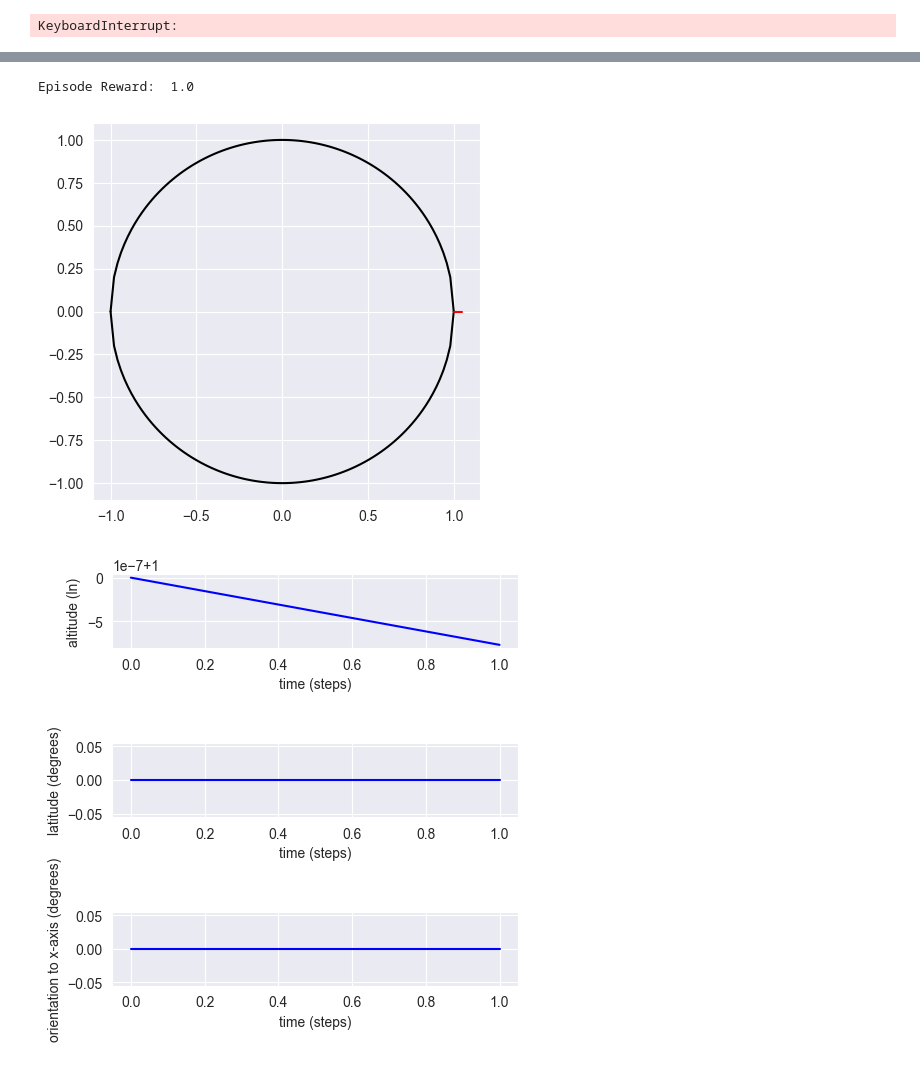
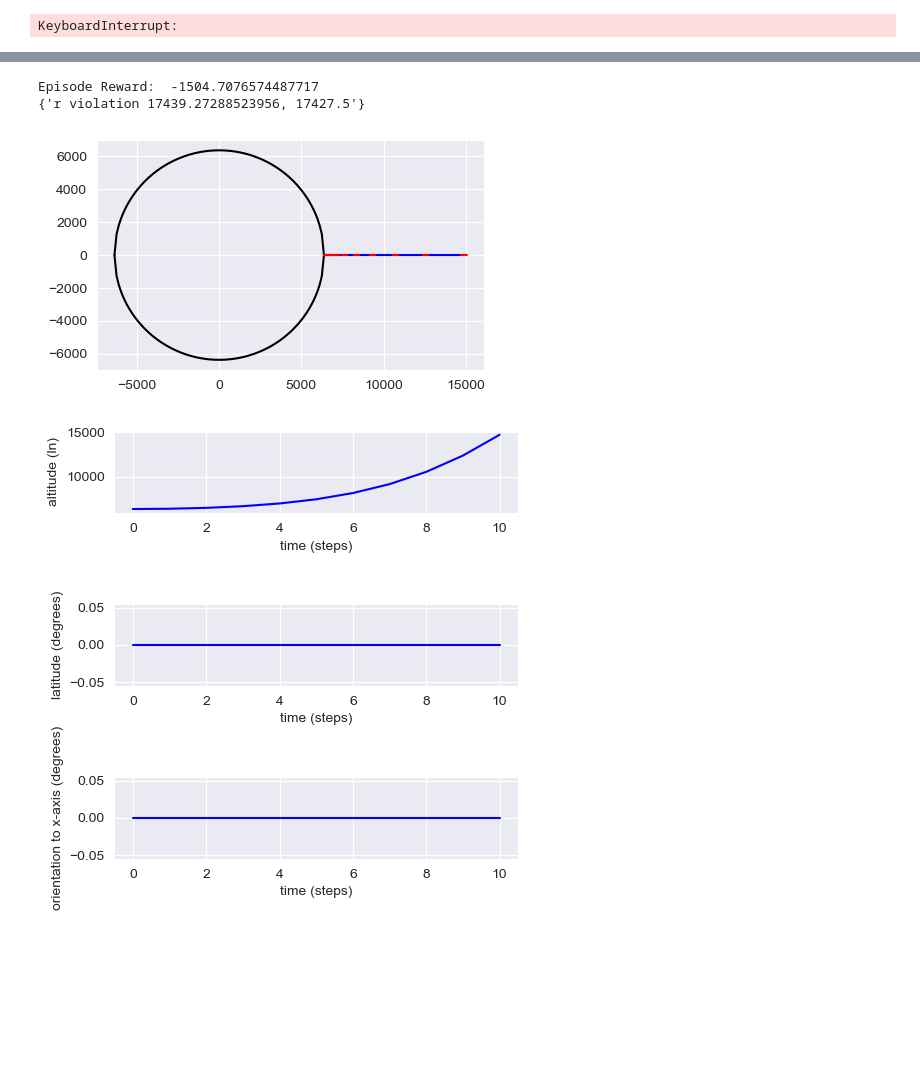
Before and after one commit to BVPhD/RL_scratch, a Jupyter notebook: Getting_to_Orbit_Discrete.ipynb, the cells around one changed output, grey strips where cells are left out. Saved outputs shown, nothing was run; the diff lists cells and outputs as text; code cells hidden in the pictures; blank space fills up the shorter version.

```diff
--- a/Getting_to_Orbit_Discrete.ipynb
+++ b/Getting_to_Orbit_Discrete.ipynb
@@ -405,0 +419,6 @@ Policy Parameters
+# %%
+env = OrbitalDynamicsEnv(dt_s = 1.0, ln_m = 1000.0, target_r = 1000.0, thrust_gs= 1.1, record_history=False)
+
+test_env = OrbitalDynamicsEnv(dt_s = 1.0, ln_m = 1000.0, target_r = 1000.0, thrust_gs= 1.1,
+                              record_history=True,
+                              verbose=True, record_rate = 5)
@@ -556,14 +622,20 @@ for e in range(5000):
 # %%
-state = env.reset()
+state = test_env.reset()
 episode_R = 0.0
 
 while True:
+    state[0] = state[0]/test_env.planet_R_ln
     state_v = torch.FloatTensor([state])
     logits_v = policy_net(state_v)[0]
     probs = F.softmax(logits_v, dim=1)
     probs = probs.data.cpu().numpy()[0]
-    a = np.random.choice(range(4), p = probs)
-    state, reward, is_done, _ = env.step(a)
+    a = np.random.choice(range(len(probs)), p = probs)
+    #a = np.argmax(probs)
+    state, reward, is_done, info = test_env.step(a)
+
     episode_R += reward
     if is_done:
         break
+
+print('episode R: ', episode_R)
+print(info)
@@ -583,3 +658,11 @@ def compute_discounted_rewards(epiode_rewards):
 
     q = list(reversed(batch_R))
     return q
+# %%
+# make sure the initial probabilities are even
+s = env.reset()
+s_v = torch.FloatTensor(s).unsqueeze(0).to(device)
+logits_v, _ = policy_net(s_v/env.planet_R_ln)
+probs_v = F.softmax(logits_v, dim=1)
+
+probs_v
@@ -594,9 +680,9 @@ done_episodes = 0
 s = env.reset()
 
 GAMMA = 0.99
-LEARNING_RATE = 0.001
-SAMPLE_SIZE = 10
-BATCH_SIZE = 128
+LEARNING_RATE = 0.0001
+SAMPLE_SIZE = 16
+BATCH_SIZE = 64
 ENTROPY_BETA = 0.1
 CLIP_GRAD = 0.1
 
@@ -604,11 +690,12 @@ optimizer = optim.Adam(policy_net.parameters(), LEARNING_RATE)
 
 while True:
     ## MAKE THE SAMPLES UNDER THE CURRENT POLICY
+    s[0] = s[0]/env.planet_R_ln
     s_v = torch.FloatTensor(s).unsqueeze(0).to(device)
     logits_v, _ = policy_net(s_v)
     probs_v = F.softmax(logits_v, dim=1)
     probs = probs_v.data.cpu().numpy()
-    a = np.random.choice(range(4), p=probs[0])
+    a = np.random.choice(range(len(probs[0])), p=probs[0])
     s_prime, r, done,_ = env.step(a)
     episode_rewards.append(r)
 
@@ -654,6 +741,7 @@ while True:
     ## KEEP MAKING EM TILL YOU GOT THE SAMPLE SIZE
     if done_episodes < SAMPLE_SIZE:
         continue
+
     '''
     print("Tuning...", n_episodes, done_episodes)
     print('sample_states.shape', len(sample_states))
@@ -711,27 +799,29 @@ sns.distplot(total_rewards,kde=False);
 # %%
-s = env.reset()
+s = test_env.reset()
 
 episode_reward = 0.0
 
 program_cmd_history = []
 
 done = False
 while not done:
     s_v = torch.FloatTensor(s).unsqueeze(0).to(device)
     logits_v, _ = policy_net(s_v)
     probs_v = F.softmax(logits_v, dim=1)
     probs = probs_v.data.cpu().numpy()
-    a = np.random.choice(range(4), p=probs[0])
+    a = np.random.choice(range(len(probs[0])), p=probs[0])
     program_cmd_history.append(a)
-    s, r, done,_ = env.step(a)
+    s, r, done,info = test_env.step(a)
     episode_reward +=r
 
 print('Episode Reward: ', episode_reward)
+print(info)
 sns.set_style('darkgrid')
-env.render()
+test_env.render(sample_traj_rate=50)
 # %% [output]
-Episode Reward:  1.0
+Episode Reward:  -1504.7076574487717
+{'r violation 17439.27288523956, 17427.5'}
-[figure, old version]
+[figure, new version]
-[figure, old version]
+[figure, new version]
 # %%
 plt.figure(figsize=(10,3), dpi=100)
```
Also changed, not shown: parts of 18 cells of this notebook, 1 other file.
